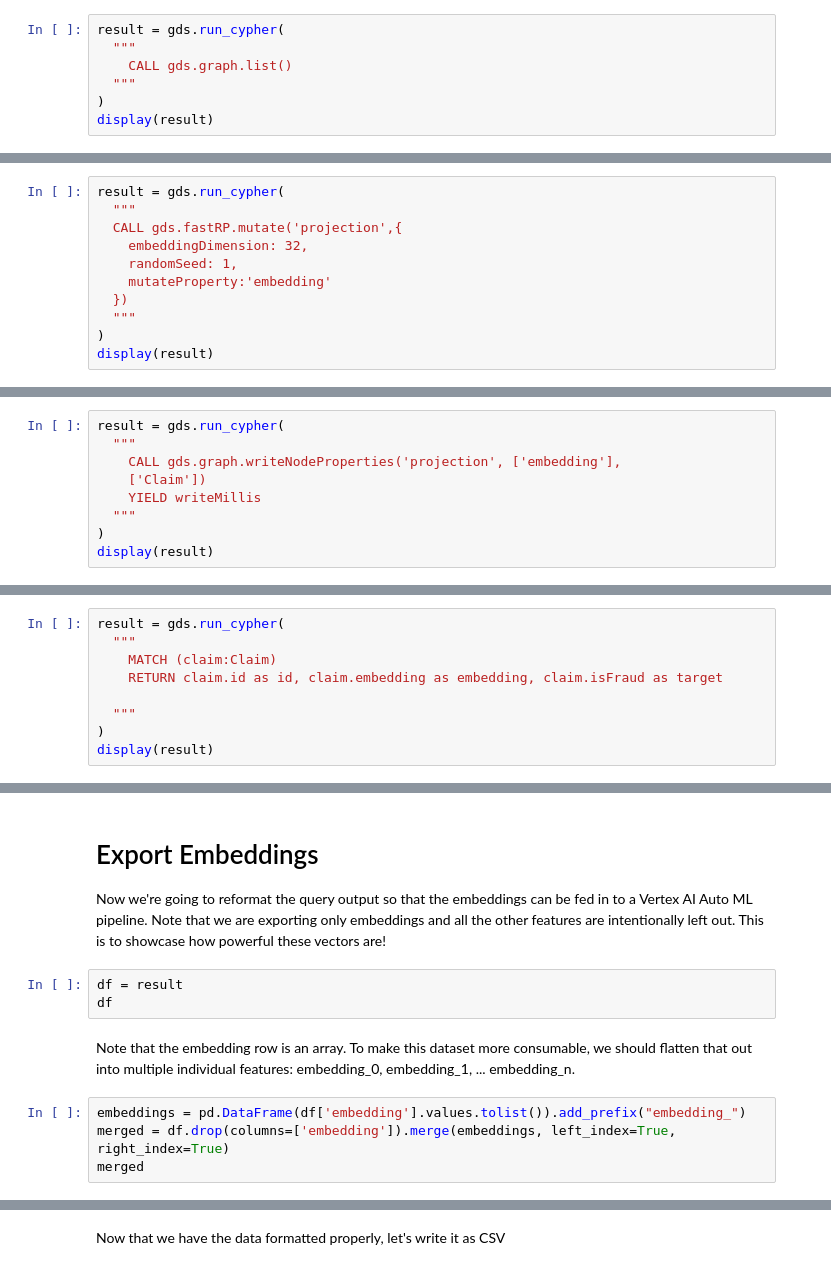
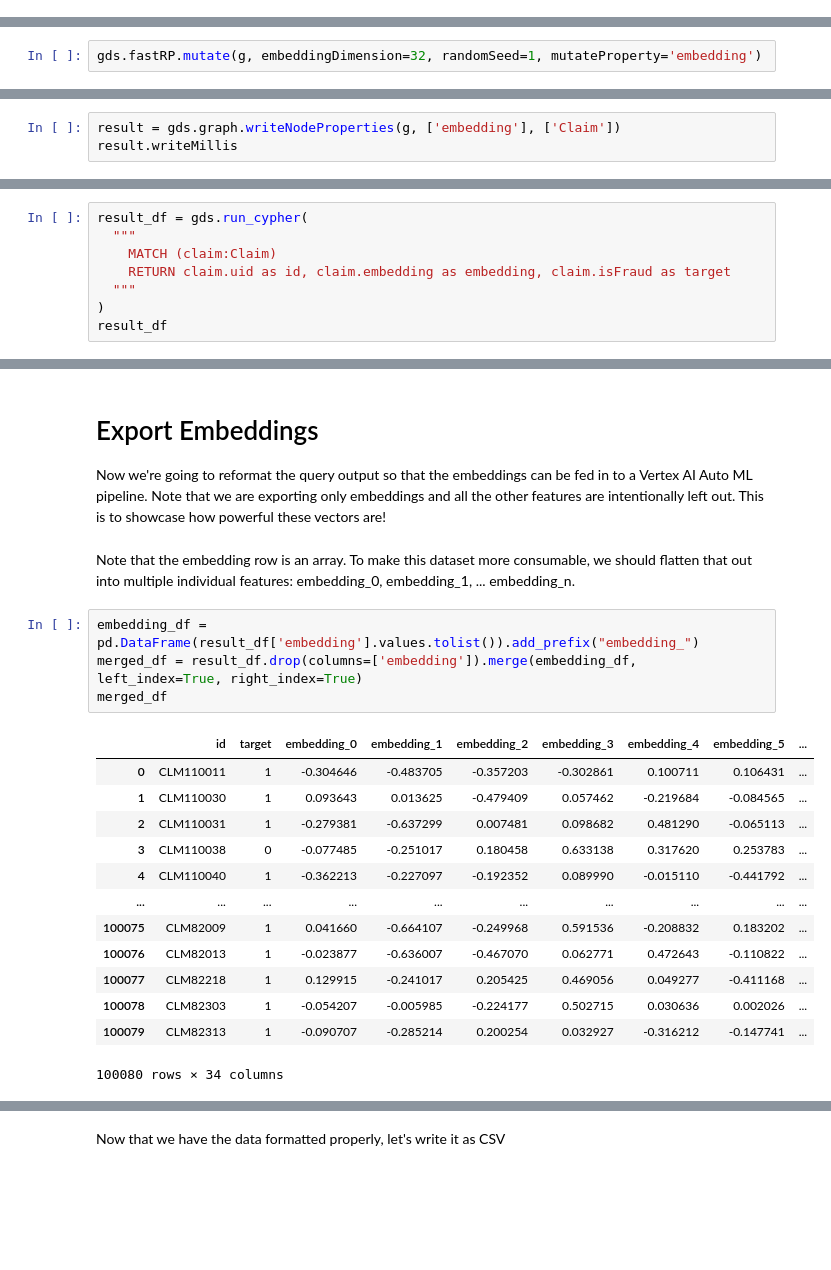
Before and after one commit to neo4j-partners/mini-hands-on-lab-neo4j-and-vertex-ai, a Jupyter notebook: Lab 2 - Vertex AI AutoML with GDS/1_create_embedding.ipynb, the cells around one changed output, grey strips where cells are left out. Drawn from its saved outputs; the diff is of its cells as text; blank space fills up the shorter version.

Commit message:
Updating GDS Calls to use Client Methods and Updated other Python Ptterns

```diff
--- a/Lab 2 - Vertex AI AutoML with GDS/1_create_embedding.ipynb
+++ b/Lab 2 - Vertex AI AutoML with GDS/1_create_embedding.ipynb
@@ -403,9 +394,2 @@ If you get an error saying the graph already exists, that's probably because you
 # %% [markdown]
 Now, let's list the details of the graph to make sure the projection was created as we want.
-# %%
-result = gds.run_cypher(
-  """
-    CALL gds.graph.list()
-  """
-)
-display(result)
@@ -414,13 +408,4 @@ Now we can generate an embedding from that graph. This is a new feature we can u
 
 There are a bunch of parameters we could adjust in this.  One of the most obvious is the embeddingDimension.  The documentation covers many more.
 # %%
-result = gds.run_cypher(
-  """
-  CALL gds.fastRP.mutate('projection',{
-    embeddingDimension: 32,
-    randomSeed: 1,
-    mutateProperty:'embedding'
-  })
-  """
-)
-display(result)
+gds.fastRP.mutate(g, embeddingDimension=32, randomSeed=1, mutateProperty='embedding')
@@ -429,11 +422,5 @@ That creates an embedding for each node type.  However, we only want the embeddi
 
 We're going to take the embedding from our projection and write it to the holding nodes in the underlying database.
 # %%
-result = gds.run_cypher(
-  """
-    CALL gds.graph.writeNodeProperties('projection', ['embedding'],
-    ['Claim'])
-    YIELD writeMillis
-  """
-)
-display(result)
+result = gds.graph.writeNodeProperties(g, ['embedding'], ['Claim'])
+result.writeMillis
@@ -440,9 +429,8 @@ display(result)
 # %%
-result = gds.run_cypher(
+result_df = gds.run_cypher(
   """
     MATCH (claim:Claim)
-    RETURN claim.id as id, claim.embedding as embedding, claim.isFraud as target
-
+    RETURN claim.uid as id, claim.embedding as embedding, claim.isFraud as target
   """
 )
-display(result)
+result_df
@@ -453,15 +455,26 @@ This is what we just did
 # %% [markdown]
 # Export Embeddings
 Now we're going to reformat the query output so that the embeddings can be fed in to a Vertex AI Auto ML pipeline. Note that we are exporting only embeddings and all the other features are intentionally left out. This is to showcase how powerful these vectors are!
-# %%
-df = result
-df
 # %% [markdown]
 Note that the embedding row is an array. To make this dataset more consumable, we should flatten that out into multiple individual features: embedding_0, embedding_1, ... embedding_n.
 # %%
-embeddings = pd.DataFrame(df['embedding'].values.tolist()).add_prefix("embedding_")
-merged = df.drop(columns=['embedding']).merge(embeddings, left_index=True, right_index=True)
-merged
+embedding_df = pd.DataFrame(result_df['embedding'].values.tolist()).add_prefix("embedding_")
+merged_df = result_df.drop(columns=['embedding']).merge(embedding_df, left_index=True, right_index=True)
+merged_df
+# %% [output]
+|  | id | target | embedding_0 | embedding_1 | embedding_2 | embedding_3 | embedding_4 | embedding_5 | ... |
+| 0 | CLM110011 | 1 | -0.304646 | -0.483705 | -0.357203 | -0.302861 | 0.100711 | 0.106431 | ... |
+| 1 | CLM110030 | 1 | 0.093643 | 0.013625 | -0.479409 | 0.057462 | -0.219684 | -0.084565 | ... |
+| 2 | CLM110031 | 1 | -0.279381 | -0.637299 | 0.007481 | 0.098682 | 0.481290 | -0.065113 | ... |
+| 3 | CLM110038 | 0 | -0.077485 | -0.251017 | 0.180458 | 0.633138 | 0.317620 | 0.253783 | ... |
+| 4 | CLM110040 | 1 | -0.362213 | -0.227097 | -0.192352 | 0.089990 | -0.015110 | -0.441792 | ... |
+| ... | ... | ... | ... | ... | ... | ... | ... | ... | ... |
+| 100075 | CLM82009 | 1 | 0.041660 | -0.664107 | -0.249968 | 0.591536 | -0.208832 | 0.183202 | ... |
+| 100076 | CLM82013 | 1 | -0.023877 | -0.636007 | -0.467070 | 0.062771 | 0.472643 | -0.110822 | ... |
+| 100077 | CLM82218 | 1 | 0.129915 | -0.241017 | 0.205425 | 0.469056 | 0.049277 | -0.411168 | ... |
+| 100078 | CLM82303 | 1 | -0.054207 | -0.005985 | -0.224177 | 0.502715 | 0.030636 | 0.002026 | ... |
+| 100079 | CLM82313 | 1 | -0.090707 | -0.285214 | 0.200254 | 0.032927 | -0.316212 | -0.147741 | ... |
+100080 rows × 34 columns
 # %% [markdown]
 If you are curious, visualize the embeddings as a t-SNE plot. It can look something like this:
 ![embedding_viz](https://storage.googleapis.com/neo4j-datasets/insurance-claim/img/embeddings-tsne.png)
```
Also changed, not shown: parts of 11 cells of this notebook.
